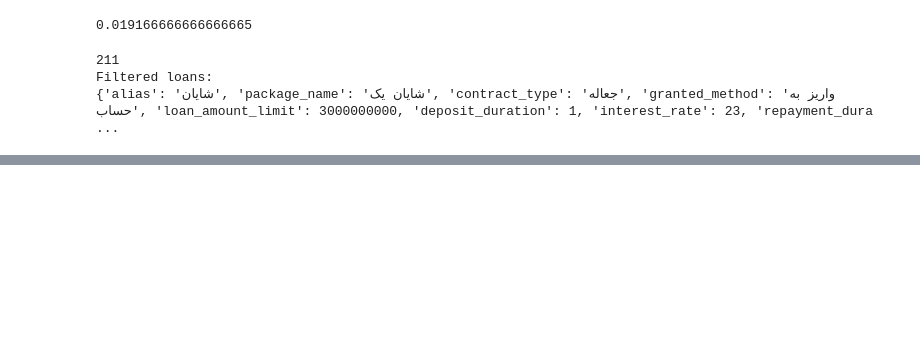
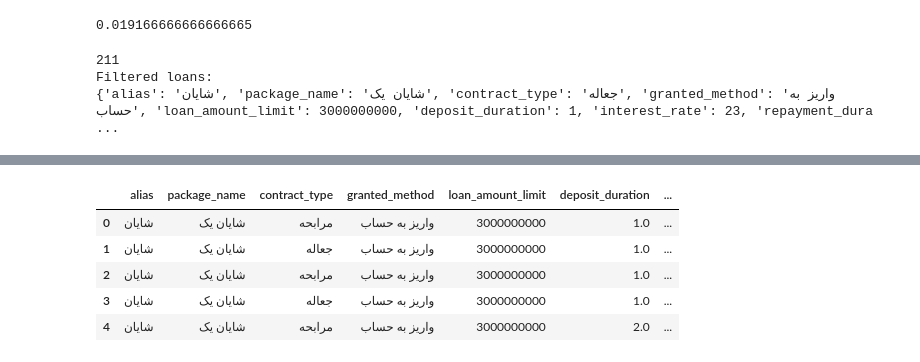
Before and after one commit to MahdiBahar/Loan_Reommender_System, a Jupyter notebook: wizard_solution/Final_LoanRecomm.ipynb, the cells around one changed output, grey strips where cells are left out. Saved outputs shown, nothing was run; the diff lists cells and outputs as text; code cells hidden in the pictures; blank space fills up the shorter version.

```diff
--- a/wizard_solution/Final_LoanRecomm.ipynb
+++ b/wizard_solution/Final_LoanRecomm.ipynb
@@ -57,7 +57,7 @@ def calculate_monthly_repayment(loan_amount, interest_rate, repayment_duration):
     return round(monthly_repayment)
 
 # Example usage
-loan_amount = 1000000000  # 1 billion
+loan_amount = 50000  # 1 billion
 interest_rate = 23  # 23%
 repayment_duration = 12  # 36 months
 
@@ -136,0 +180,7 @@ Filtered loans:
+# %%
+filtered = fill_calculated_param(loans, loan_amount= 1000000000, deposit_amount= 12000000)
+print(len(filtered))
+print("Filtered loans:")
+print(filtered[1])
+for loan in filtered:
+    print(loan)
@@ -136,0 +241,9 @@ Filtered loans:
+# %%
+# filtered = filter_loans(loans, loan_amount= 1000000000, deposit_amount= 1200000000)
+filtered = filter_loans(loans, deposit_amount= 1200000000)
+# filtered = filter_loans(loans, loan_amount= 1000000000)
+print(len(filtered))
+print("Filtered loans:")
+print(filtered[1])
+for loan in filtered:
+    print(loan)
@@ -136,0 +268,11 @@ Filtered loans:
+# %%
+filtered_df= pd.DataFrame(filtered)
+# %%
+filtered_df.head()
+# %% [output]
+|  | alias | package_name | contract_type | granted_method | loan_amount_limit | deposit_duration | ... |
+| 0 | شایان | شایان یک | مرابحه | واریز به حساب | 3000000000 | 1.0 | ... |
+| 1 | شایان | شایان یک | جعاله | واریز به حساب | 3000000000 | 1.0 | ... |
+| 2 | شایان | شایان یک | مرابحه | واریز به حساب | 3000000000 | 1.0 | ... |
+| 3 | شایان | شایان یک | جعاله | واریز به حساب | 3000000000 | 1.0 | ... |
+| 4 | شایان | شایان یک | مرابحه | واریز به حساب | 3000000000 | 2.0 | ... |
```
Also changed, not shown: parts of 6 cells of this notebook, 1 other file.
